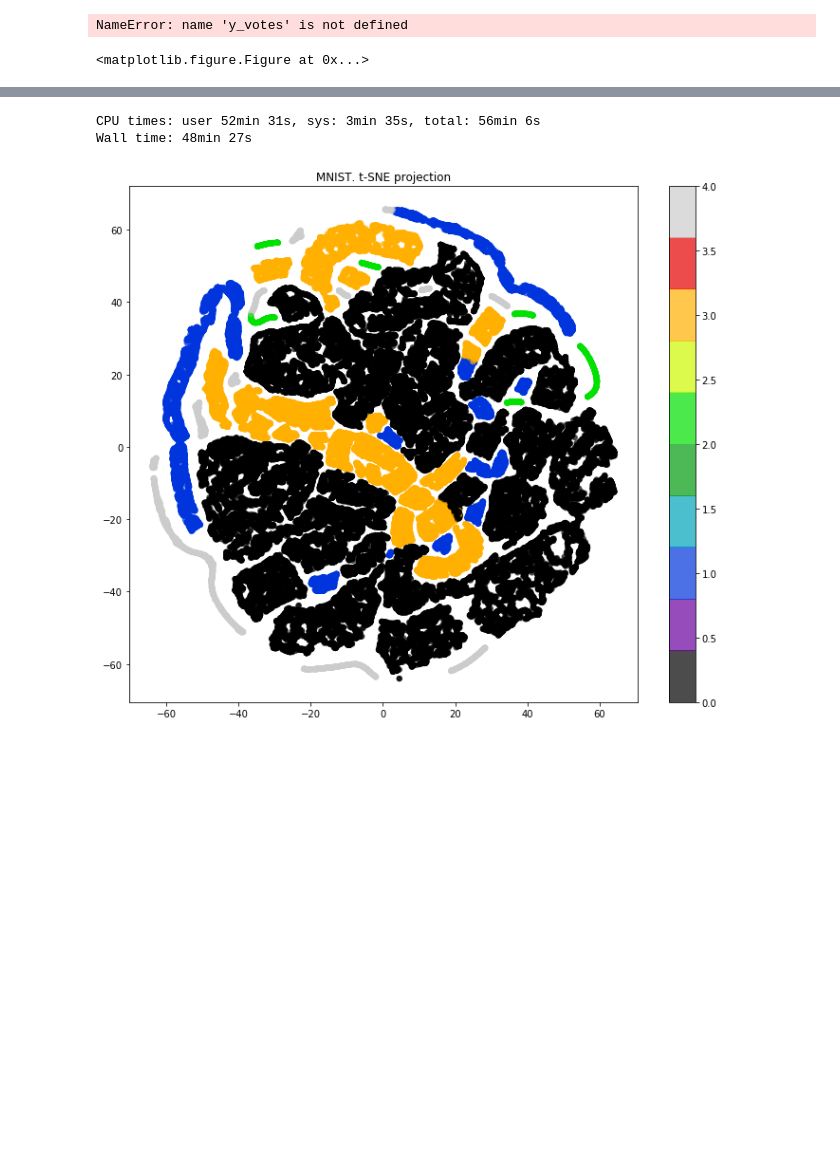
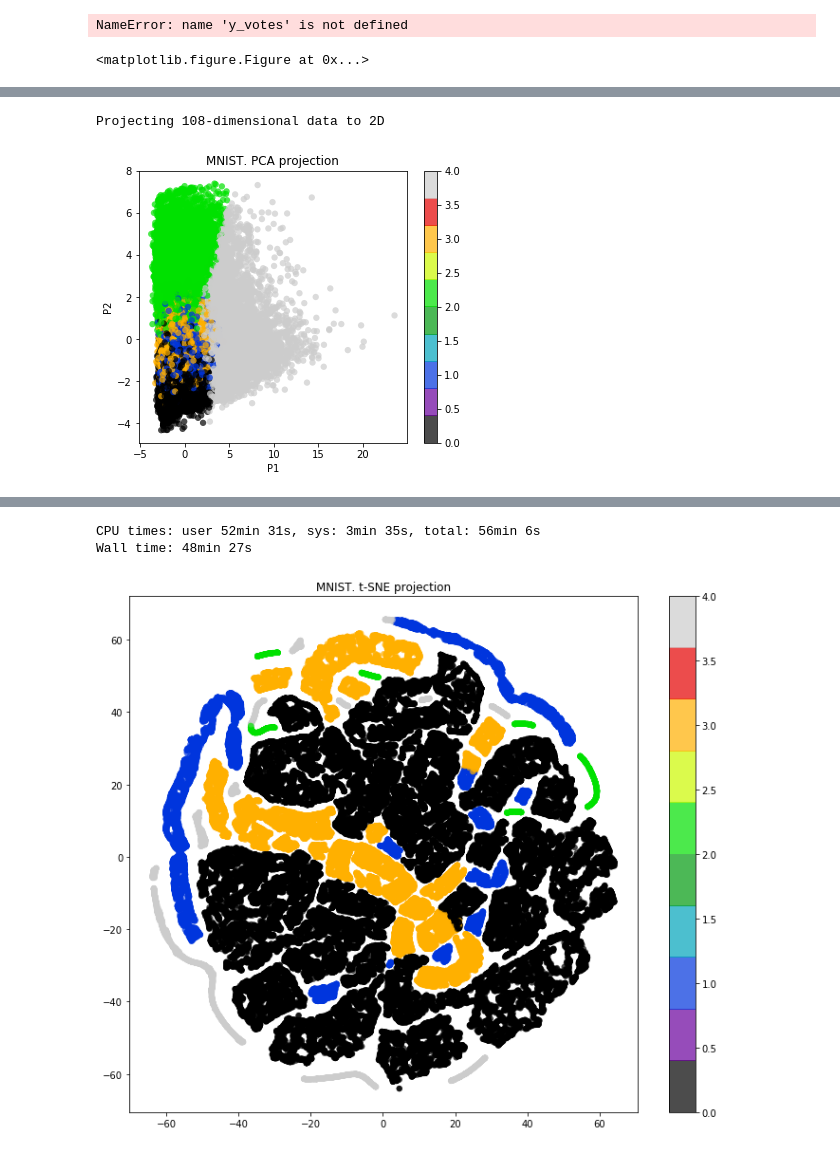
Before and after one commit to jiangshan123/Capstone_TDI, a Jupyter notebook: Project.ipynb, the cells around one changed output, grey strips where cells are left out. Drawn from its saved outputs; the diff is of its cells as text; code cells hidden in the pictures; blank space fills up the shorter version.

```diff
--- a/Project.ipynb
+++ b/Project.ipynb
@@ -696,0 +711,19 @@ Projecting 108-dimensional data to 2D
+# %%
+from sklearn import decomposition
+pca = decomposition.PCA(n_components=3)
+X_reduced = pca.fit_transform(X_std)
+
+print('Projecting %d-dimensional data to 2D' % X.shape[1])
+f, ax = plt.subplots(figsize=(6,5))
+plt.scatter(X_reduced[:, 0], X_reduced[:, 1], c=y,
+            edgecolor='none', alpha=0.7, s=40,
+            cmap=plt.cm.get_cmap('nipy_spectral', 10))
+plt.xlabel("P1")
+plt.ylabel("P2")
+
+plt.colorbar()
+plt.title('MNIST. PCA projection');
+f.savefig('PCA_P1P2',dpi=400)
+# %% [output]
+Projecting 108-dimensional data to 2D
+[figure, added]
```
Also changed, not shown: parts of 29 cells of this notebook, 6 other files.
